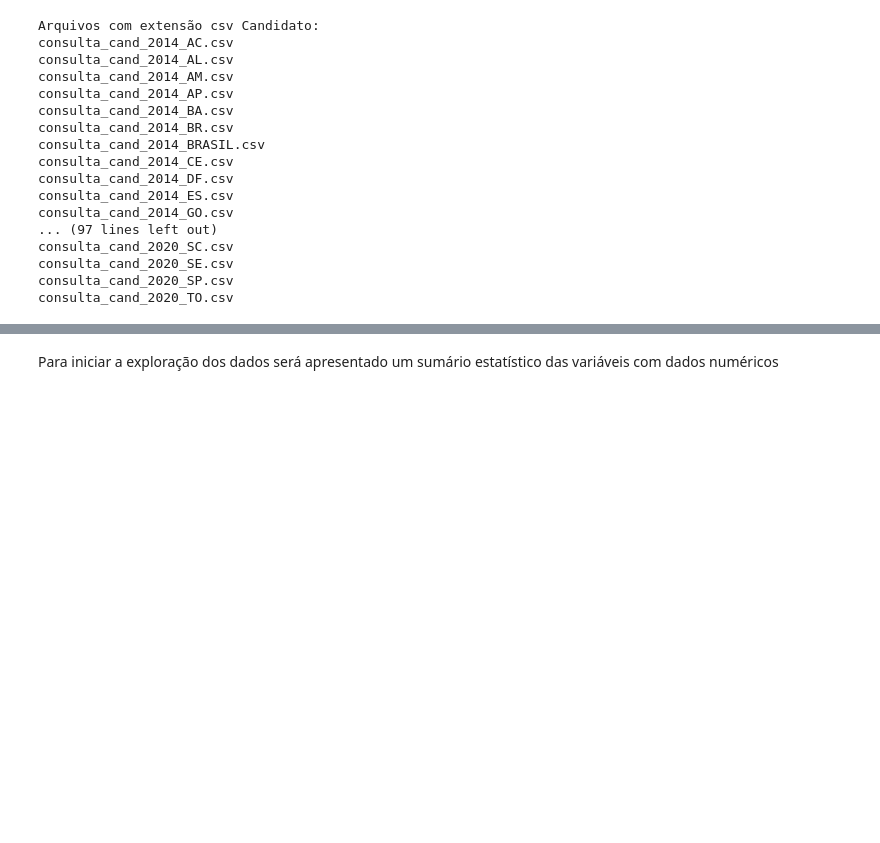
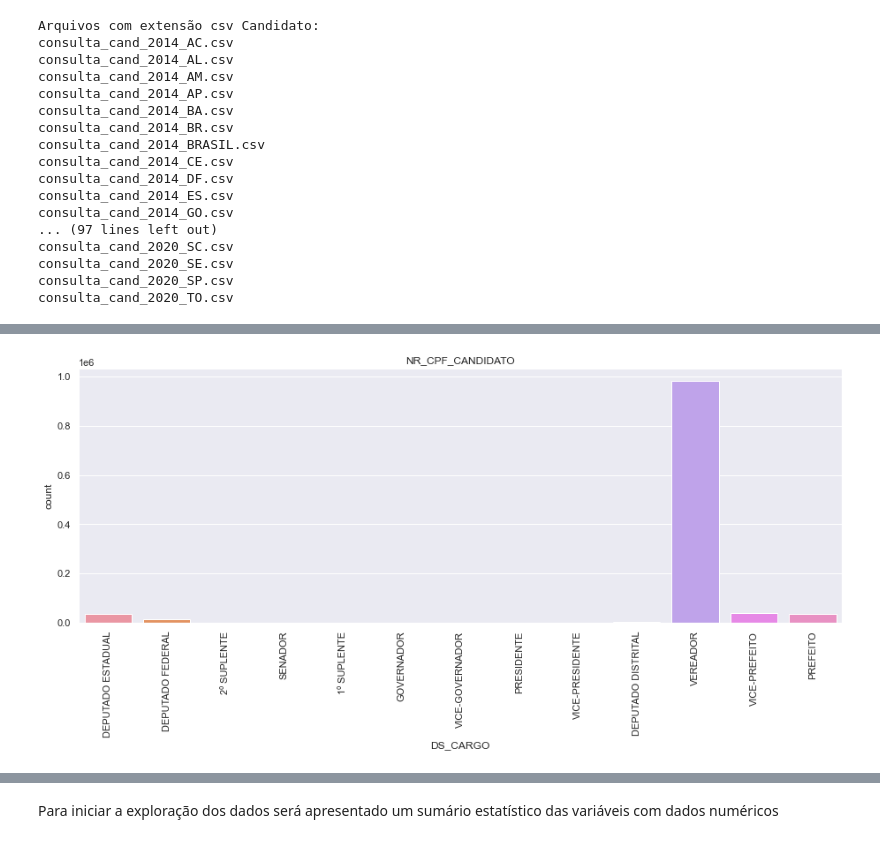
Before and after one commit to wendercorrea/projetoFinalPuc, a Jupyter notebook: WENDER_CORREA.ipynb, the cells around one changed output, grey strips where cells are left out. Saved outputs shown, nothing was run; the diff lists cells and outputs as text; code cells hidden in the pictures; blank space fills up the shorter version.

```diff
--- a/WENDER_CORREA.ipynb
+++ b/WENDER_CORREA.ipynb
@@ -260,0 +527,13 @@ df_consulta_candidato = data_frame[['SQ_CANDIDATO','ANO_ELEICAO','NR_CANDIDATO',
+# %%
+print('--------------------------------------')
+for index, row in df_ida_min.iterrows():
+    data_frame.at[index , 'NR_IDADE_DATA_POSSE' ] = 18
+    print('Id: ' + str(index))
+    print('Ano: ' + str(row['ANO_ELEICAO']))
+    print('Candidato: ' + str(row['SQ_CANDIDATO']))
+    print('CPF: ' + str(row['NR_CPF_CANDIDATO']))
+    print('Nome: ' + str(row['NM_CANDIDATO']))
+    print('Data Nascimento: ' + str(row['DT_NASCIMENTO']))
+    print('Idade Antiga: ' + str(row['NR_IDADE_DATA_POSSE']))
+    print('Idade Atualizada: ' + str('18'))
+    print('--------------------------------------')
@@ -260,0 +582,3 @@ df_consulta_candidato = data_frame[['SQ_CANDIDATO','ANO_ELEICAO','NR_CANDIDATO',
+# %%
+#Seleção das colunas de interesse
+df_consulta_candidato = data_frame[['SQ_CANDIDATO','ANO_ELEICAO','NR_CPF_CANDIDATO','NR_CANDIDATO', 'NM_CANDIDATO','CD_CARGO','DS_CARGO','NR_PARTIDO','SG_PARTIDO','SG_UF','DS_SIT_TOT_TURNO','NR_IDADE_DATA_POSSE','CD_GENERO','DS_GENERO', 'DT_NASCIMENTO','DS_GRAU_INSTRUCAO', 'DS_ESTADO_CIVIL','CD_COR_RACA','DS_COR_RACA','ST_REELEICAO','TP_ABRANGENCIA','ST_DECLARAR_BENS','CD_GRAU_INSTRUCAO','DS_SITUACAO_CANDIDATURA','CD_SITUACAO_CANDIDATO_URNA','ST_CANDIDATO_INSERIDO_URNA','VR_DESPESA_MAX_CAMPANHA']]
@@ -384,0 +618,2 @@ cassados.loc[cassados['ANO_ELEICAO'] == '2016']
+# %%
+m_df_candidato_cassacao = pd.merge(df_consulta_candidato, df_consulta_cassacao, on=['SQ_CANDIDATO','ANO_ELEICAO'], how="left")
@@ -384,0 +696,3 @@ cassados.loc[cassados['ANO_ELEICAO'] == '2016']
+# %%
+#Seleção das colunas de interesse
+df_candidato_cassacao = m_df_candidato_cassacao[['SQ_CANDIDATO','ANO_ELEICAO','NR_CPF_CANDIDATO','NR_CANDIDATO', 'NM_CANDIDATO','CD_CARGO','DS_CARGO','NR_PARTIDO','SG_PARTIDO','SG_UF','DS_SIT_TOT_TURNO','NR_IDADE_DATA_POSSE','CD_GENERO','DS_GENERO','DS_MOTIVO_CASSACAO','DS_ESTADO_CIVIL','CD_COR_RACA','DS_COR_RACA','ST_REELEICAO', 'TP_ABRANGENCIA','ST_DECLARAR_BENS','DS_GRAU_INSTRUCAO','CD_GRAU_INSTRUCAO','DS_SITUACAO_CANDIDATURA','DT_NASCIMENTO','CD_SITUACAO_CANDIDATO_URNA','ST_CANDIDATO_INSERIDO_URNA','VR_DESPESA_MAX_CAMPANHA']]
@@ -384,0 +733,8 @@ cassados.loc[cassados['ANO_ELEICAO'] == '2016']
+# %%
+sns.set(style="darkgrid")       #style the plot background to become a grid
+fig = plt.figure(figsize=(12,4))
+eixo = fig.add_axes([0, 0, 1, 1])
+plt.xticks(rotation=90)
+genderCount  = sns.countplot(x="DS_CARGO", data=df_candidato_cassacao).set_title("NR_CPF_CANDIDATO")
+# %% [output]
+[figure, added]
```
Also changed, not shown: parts of 206 cells of this notebook, 1 other file.
